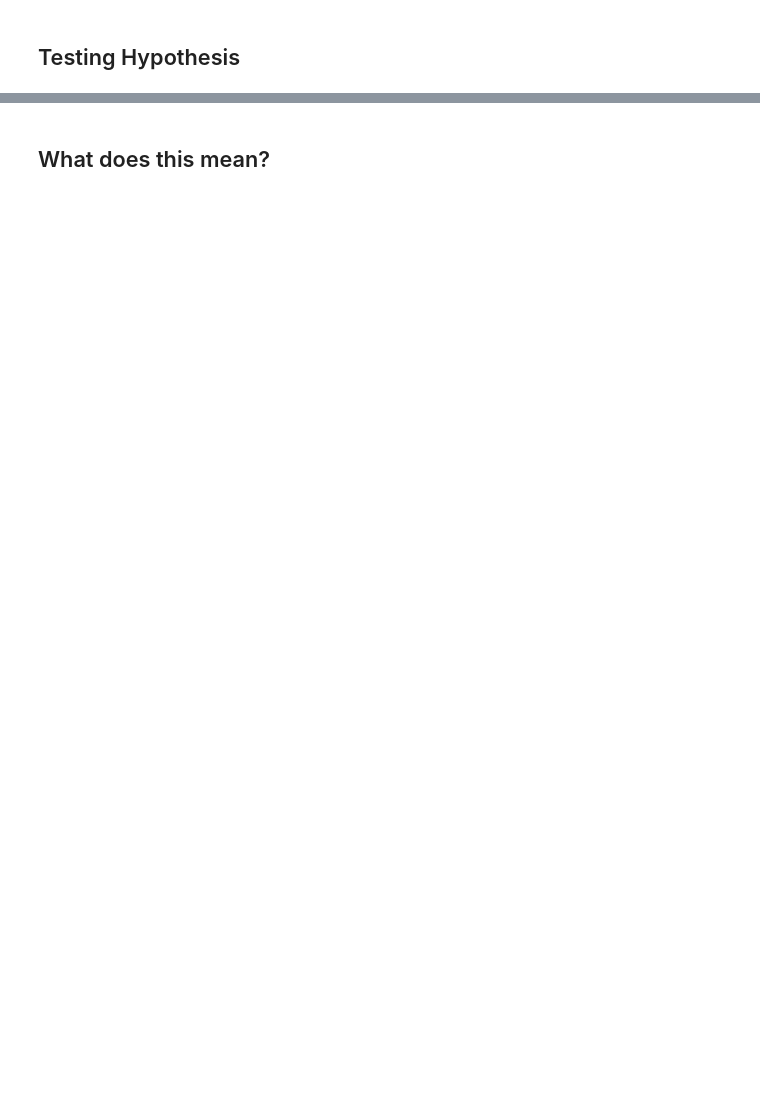
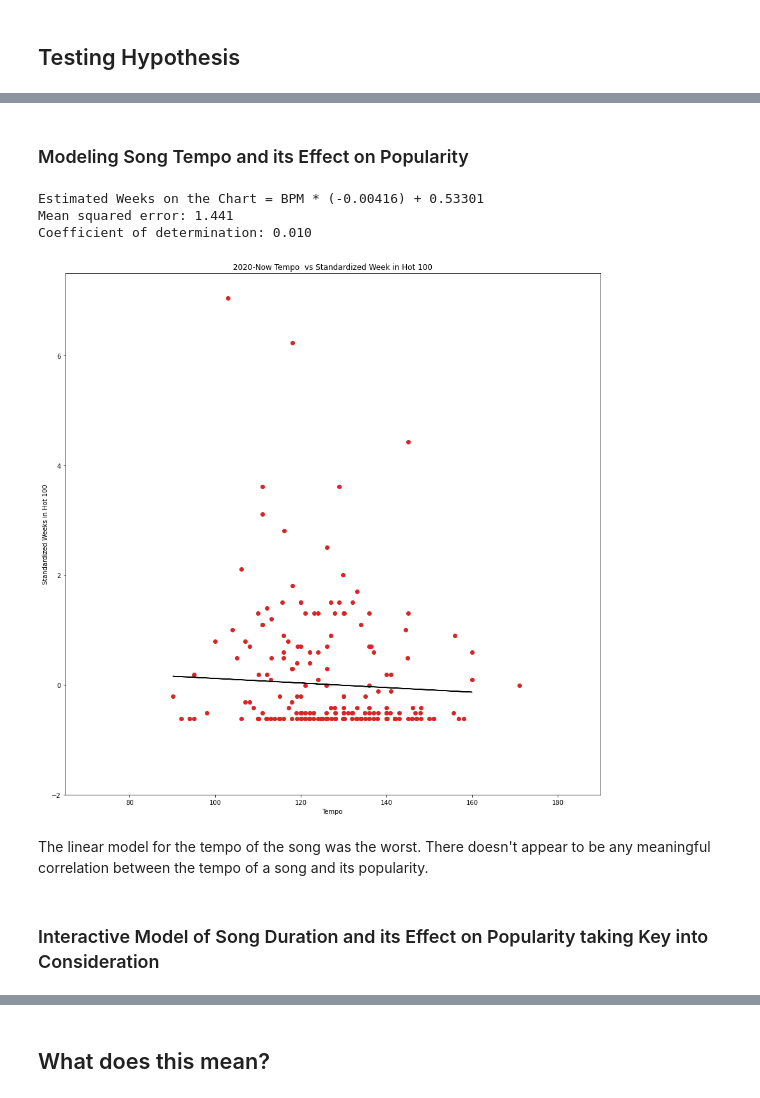
Before and after one commit to Mabanta/Mabanta.github.io, a Jupyter notebook: final.ipynb, the cells around one changed output, grey strips where cells are left out. Drawn from its saved outputs; the diff is of its cells as text; code cells hidden in the pictures; blank space fills up the shorter version.

```diff
--- a/final.ipynb
+++ b/final.ipynb
@@ -699,0 +882,48 @@ from sklearn.metrics import mean_squared_error, r2_score
+# %% [markdown]
+
+### Modeling Song Tempo and its Effect on Popularity
+# %%
+# Fit a linear regression using LinearRegression function from Scikit-Learn
+data_x = [[i] for i in df_20_22.loc[df_20_22['Tempo_Confidence'] >= 0.75]['Tempo']]
+data_y = [i for i in df_20_22.loc[df_20_22['Tempo_Confidence'] >= 0.75]['Standardized_Weeks']]
+data_x, data_y = shuffle(data_x, data_y, random_state=2022)
+
+# Split the data into training/testing sets
+train_x = data_x[:-int(len(data_x)*0.80)]
+test_x = data_x[-int(len(data_x)*0.80):]
+train_y = data_y[:-int(len(data_y)*0.80)]
+test_y = data_y[-int(len(data_y)*0.80):]
+
+# Create linear regression model
+regr = linear_model.LinearRegression()
+regr.fit(train_x, train_y)
+
+# Make predictions using the testing set
+pred_y = regr.predict(test_x)
+
+# Display the model, mean squared error, and the coefficient of determination
+print("Estimated Weeks on the Chart = BPM * (%.5f) + %.5f" % (regr.coef_, regr.intercept_))
+print("Mean squared error: %.3f" % mean_squared_error(test_y, pred_y))
+print("Coefficient of determination: %.3f" % r2_score(test_y, pred_y))
+
+# Plot the graph
+fig9, ax9 = plt.subplots(figsize=(15, 15))
+ax9.scatter(df_20_22.loc[df_20_22['Tempo_Confidence'] >= 0.75]['Tempo'], df_20_22.loc[df_20_22['Tempo_Confidence'] >= 0.75]['Standardized_Weeks'], color = 'tab:red')
+ax9.plot(test_x, pred_y, color='k')
+ax9.set_xlabel("Tempo ")
+ax9.set_ylabel("Standardized Weeks in Hot 100")
+ax9.set_xlim(65, 190)
+ax9.set_ylim(-2, 7.5)
+ax9.set_title("2020-Now Tempo  vs Standardized Week in Hot 100")
+
+fig9.show()
+# %% [output]
+Estimated Weeks on the Chart = BPM * (-0.00416) + 0.53301
+Mean squared error: 1.441
+Coefficient of determination: 0.010
+[figure, added]
+# %% [markdown]
+The linear model for the tempo of the song was the worst. There doesn't appear to be any meaningful correlation between the tempo of a song and its popularity.
+# %% [markdown]
+
+### Interactive Model of Song Duration and its Effect on Popularity taking Key into Consideration
```
Also changed, not shown: parts of 21 cells of this notebook, 2 other files.
